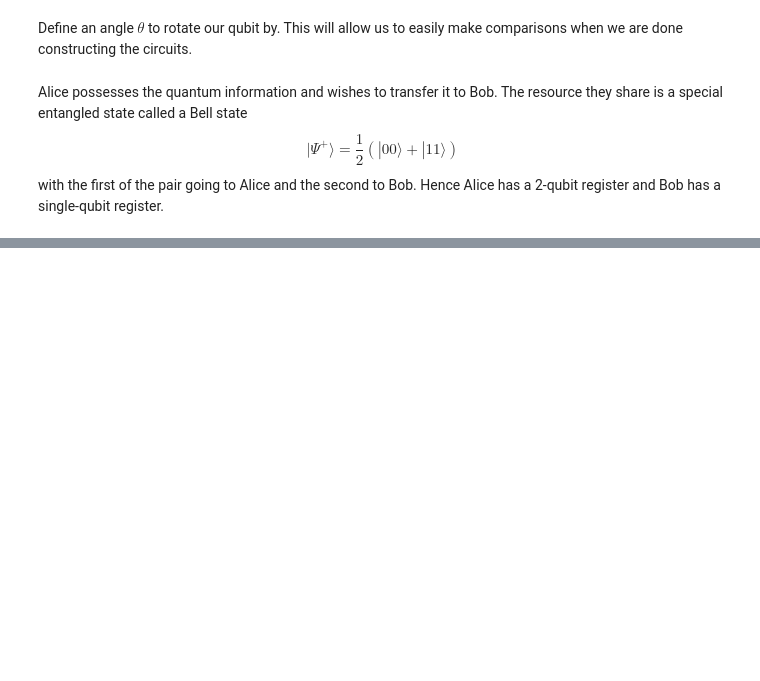
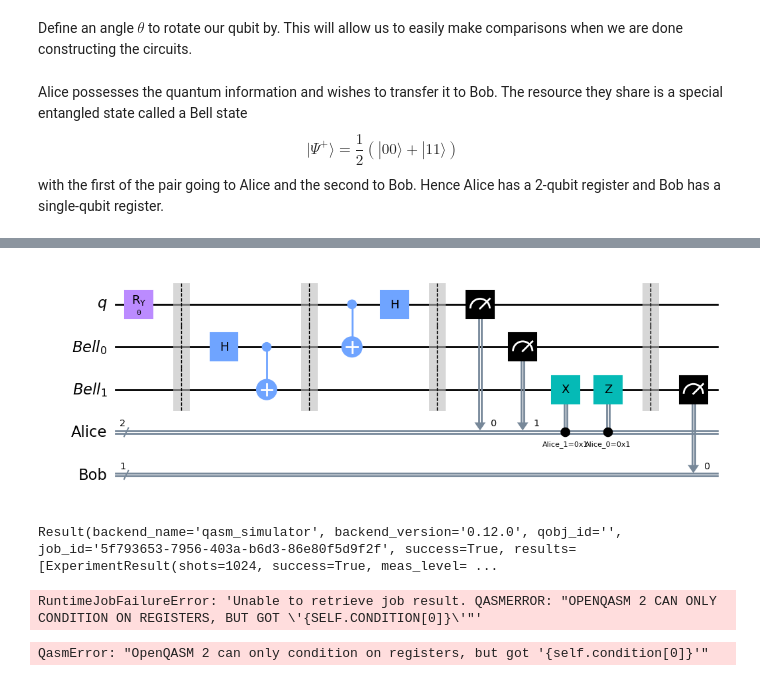
Before and after one commit to qiskit-community/qgss-2023, a Jupyter notebook: content/lab2/lab2.ipynb, the cells around one changed output, grey strips where cells are left out. Saved outputs shown, nothing was run; the diff lists cells and outputs as text; code cells hidden in the pictures; blank space fills up the shorter version.

Commit message:
added code for teleportation, problem converting to qasm2

```diff
--- a/content/lab2/lab2.ipynb
+++ b/content/lab2/lab2.ipynb
@@ -245,4 +263,6 @@ tele_qc.draw()
 # %%
 tele_qc.barrier()
-tele_qc.measure(qr[2], bob)
-tele_qc.draw()
+tele_qc.measure(bell[1], bob)
+tele_qc.draw('mpl')
+# %% [output]
+[figure, added]
@@ -249 +277,5 @@ tele_qc.draw()
+# %%
+job_static.result()
+# %% [output]
+Result(backend_name='qasm_simulator', backend_version='0.12.0', qobj_id='', job_id='5f793653-7956-403a-b6d3-86e80f5d9f2f', success=True, results=[ExperimentResult(shots=1024, success=True, meas_level= ...
 # %%
@@ -254 +285,9 @@ job = service.run(program_id='circuit-runner',
 )
+# %%
+job_dynamic.result()
+# %% [output]
+RuntimeJobFailureError: 'Unable to retrieve job result. QASMERROR: "OPENQASM 2 CAN ONLY CONDITION ON REGISTERS, BUT GOT \'{SELF.CONDITION[0]}\'"'
+# %%
+tele_qc.bind_parameters({theta: angle}).qasm()
+# %% [output]
+QasmError: "OpenQASM 2 can only condition on registers, but got '{self.condition[0]}'"
```
Also changed, not shown: parts of 21 cells of this notebook.
